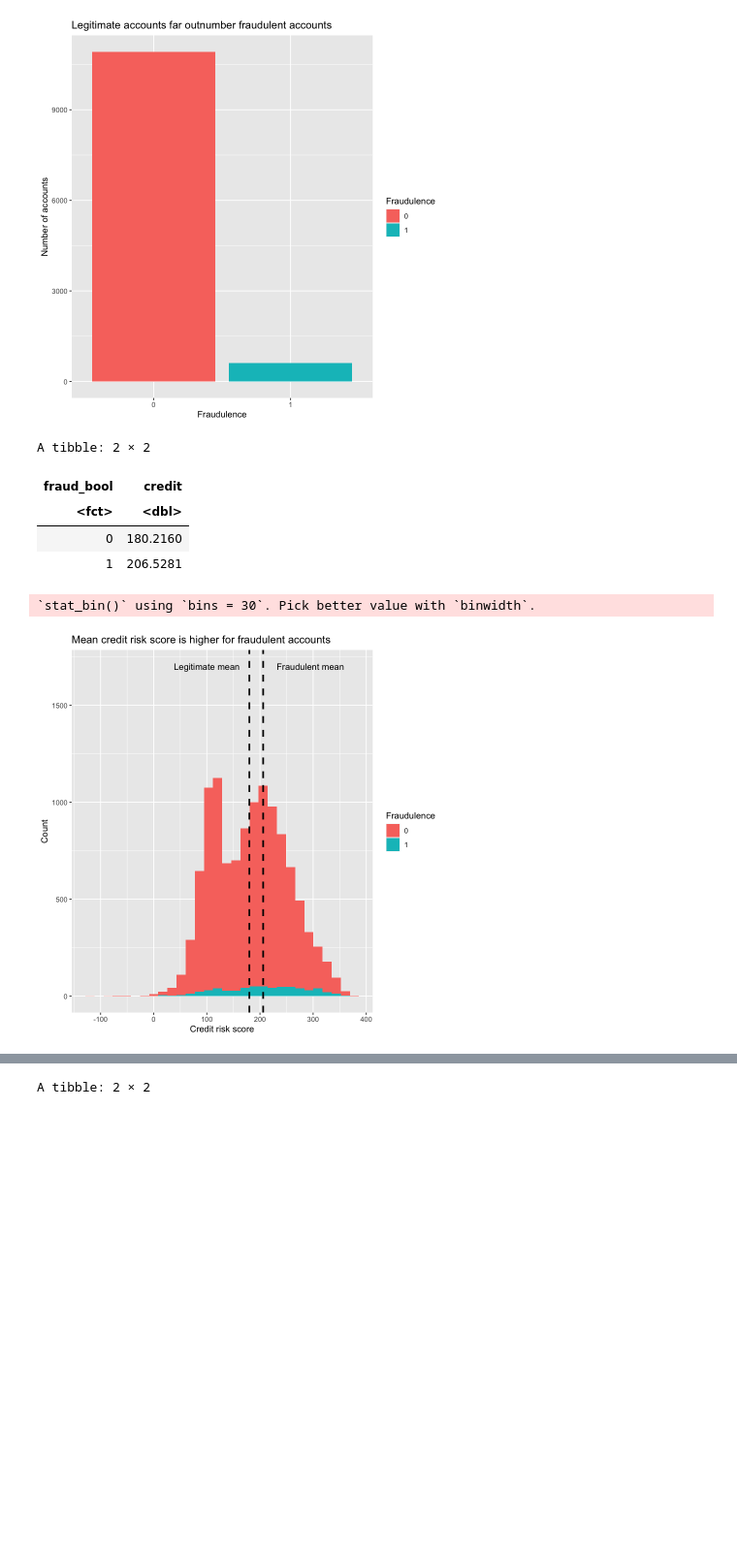
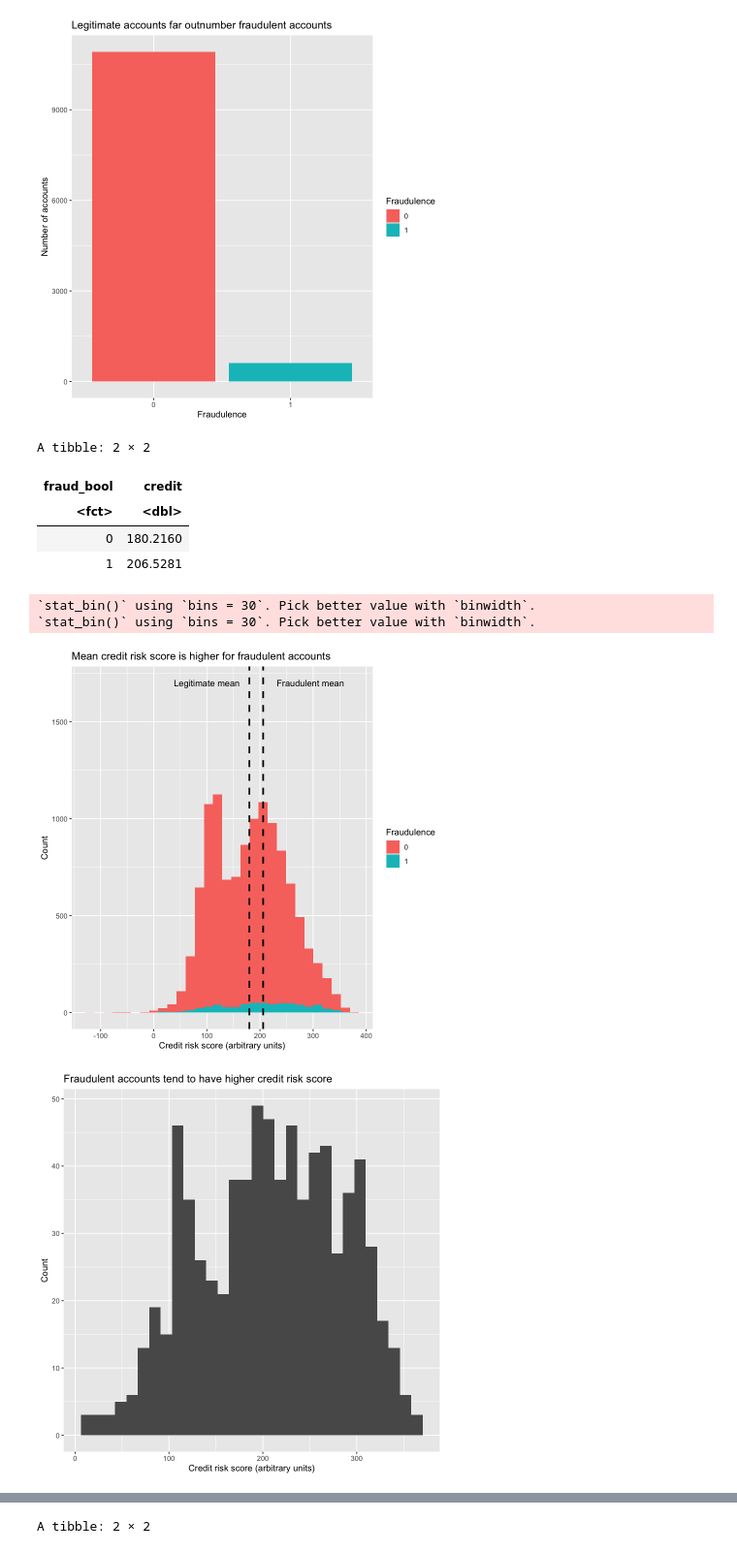
Before and after one commit to aqil18/DSCI100-Term-Project-2022W2, a Jupyter notebook: group_project_proposal.ipynb, the cells around one changed output, grey strips where cells are left out. Shown at 97% size. Saved outputs shown, nothing was run; the diff lists cells and outputs as text; code cells hidden in the pictures; blank space fills up the shorter version.

Commit message:
Edited method and titles for some figures

```diff
--- a/group_project_proposal.ipynb
+++ b/group_project_proposal.ipynb
@@ -161,30 +167,41 @@ A tibble: 2 × 2
 # %%
 average_credit_risk_score <- fraud_train |>
     group_by(fraud_bool) |>
     summarize(credit = mean(credit_risk_score))
 
 average_credit_risk_score
 
 credit_risk_score_plot <- ggplot(fraud_train, aes(x = credit_risk_score, fill = fraud_bool)) +
   geom_histogram() +
   labs(fill = "Fraudulence") +
-  xlab("Credit risk score") +
+  xlab("Credit risk score (arbitrary units)") +
   ylab("Count") +
   geom_vline(xintercept = 180, linetype = "dashed", size = 1) +
   geom_vline(xintercept = 206, linetype = "dashed", size = 1) +
   annotate("text", x = 100, y = 1700, label = "Legitimate mean") +
   annotate("text", x = 295, y = 1700, label = "Fraudulent mean") +
   ggtitle("Mean credit risk score is higher for fraudulent accounts")
 
+  fraud_credit_risk_score_plot <- fraud_narrowed |>
+  filter(fraud_bool == 1) |>
+  ggplot(aes(x = credit_risk_score)) +
+  geom_histogram() +
+  xlab("Credit risk score (arbitrary units)") +
+  ylab("Count") +
+  ggtitle("Fraudulent accounts tend to have higher credit risk score")
+
 credit_risk_score_plot
+fraud_credit_risk_score_plot
 # %% [output]
 A tibble: 2 × 2
 | fraud_bool | credit |
 | <fct> | <dbl> |
 | 0 | 180.2160 |
 | 1 | 206.5281 |
 `stat_bin()` using `bins = 30`. Pick better value with `binwidth`.
+`stat_bin()` using `bins = 30`. Pick better value with `binwidth`.
-[figure, old version]
+[figure, new version]
+[figure, added]
 # %%
 average_income <- fraud_train |>
     group_by(fraud_bool) |>
```
Also changed, not shown: parts of 5 cells of this notebook.
